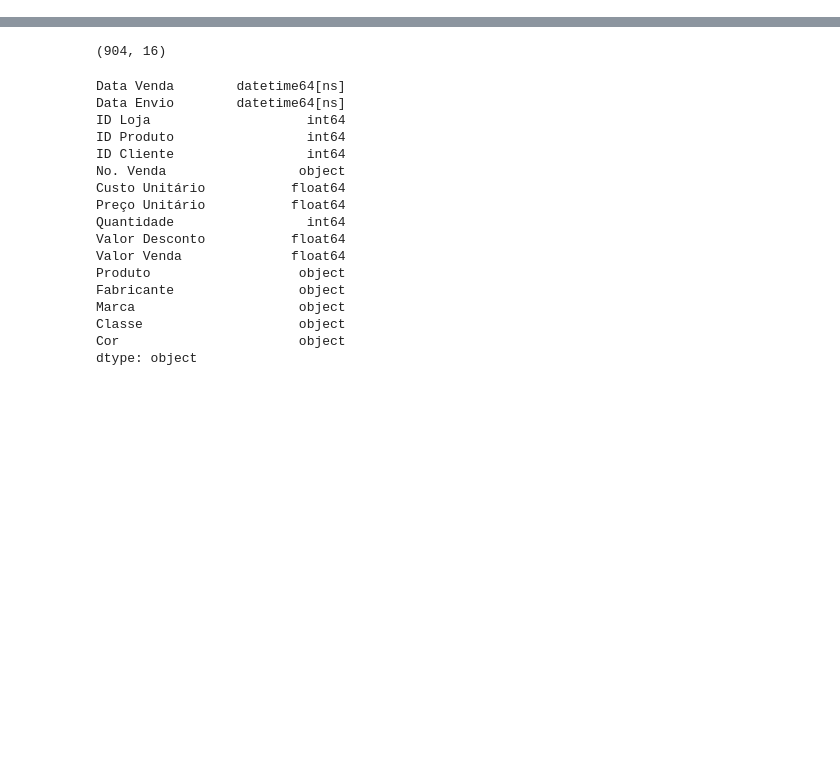
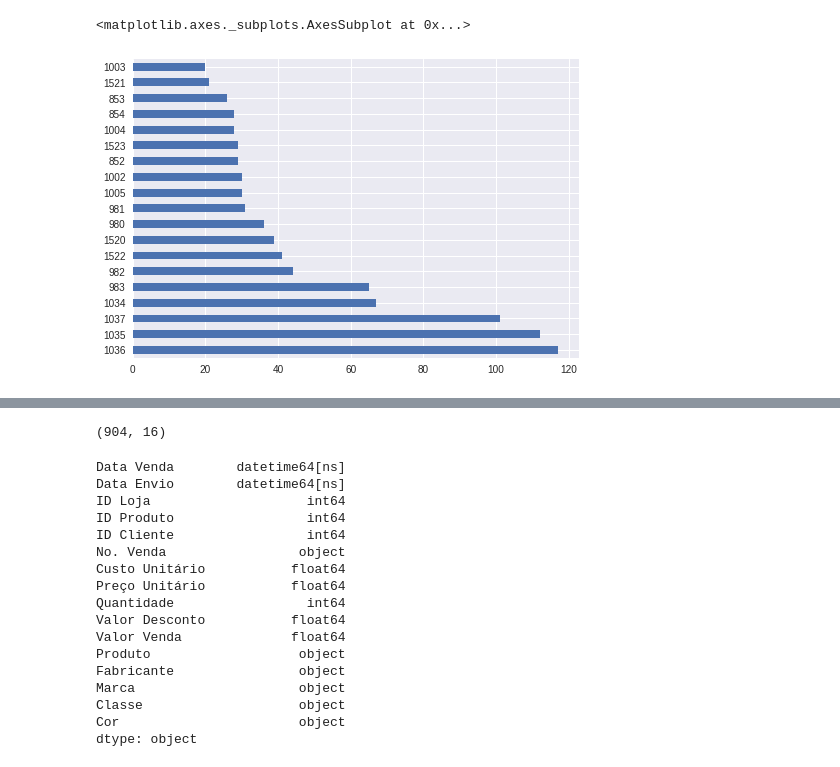
Before and after one commit to Tipimenta/Bootcamp-Unimed-BH-Ciencia-de-Dados-DiO, a Jupyter notebook: ANALISE_EXPLORATORIA.ipynb, the cells around one changed output, grey strips where cells are left out. Drawn from its saved outputs; the diff is of its cells as text; code cells hidden in the pictures; blank space fills up the shorter version.

```diff
--- a/ANALISE_EXPLORATORIA.ipynb
+++ b/ANALISE_EXPLORATORIA.ipynb
@@ -4,0 +200,6 @@ Analise_Exploratoria
+# %%
+#Gráfico de barras horizontais
+df["LojaID"].value_counts().plot.barh()
+# %% [output]
+<matplotlib.axes._subplots.AxesSubplot at 0x...>
+[figure, added]
```
Also changed, not shown: parts of 49 cells of this notebook.
